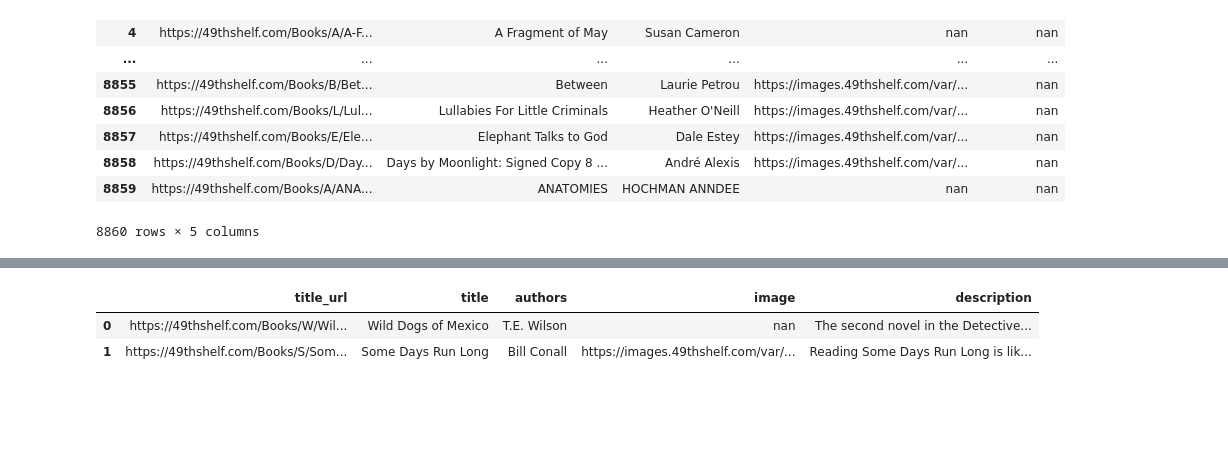
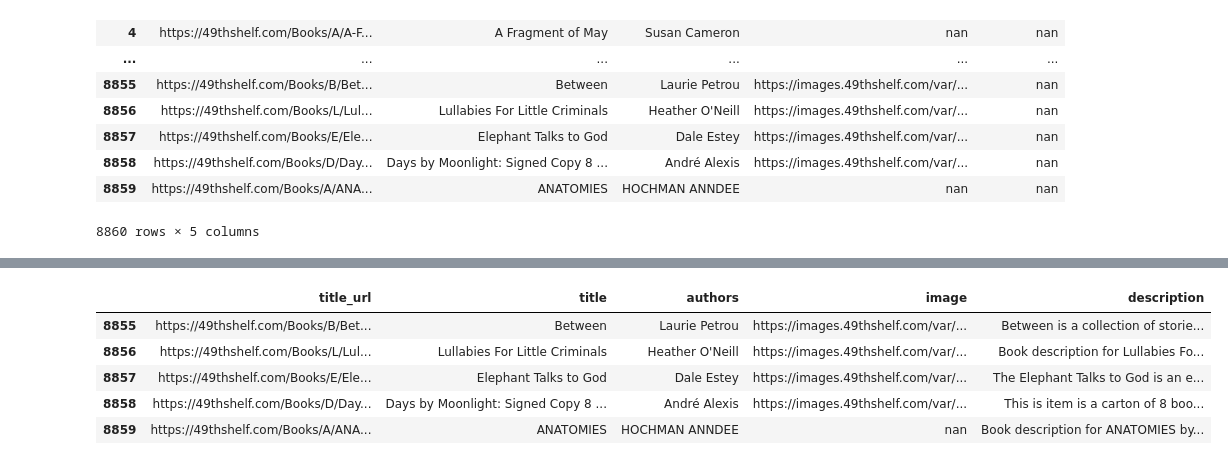
Before and after one commit to shawnsyms/shawnsyms.github.io, a Jupyter notebook: readMoreCanlit/part_3/code/49th_shelf-data-acquisition.ipynb, the cells around one changed output, grey strips where cells are left out. Drawn from its saved outputs; the diff is of its cells as text; code cells hidden in the pictures; blank space fills up the shorter version.

```diff
--- a/readMoreCanlit/part_3/code/49th_shelf-data-acquisition.ipynb
+++ b/readMoreCanlit/part_3/code/49th_shelf-data-acquisition.ipynb
@@ -101,11 +101,14 @@ Canada's premier author of historical mystery fiction returns with a brand new a
 Book description for Dinner Along the Amazon by Timothy Findley
 The highly anticipated and epic conclusion to the Chasing Red duology&quot;Red,&quot; Caleb whispered. &quot;Do you know how I felt when you left me?&quot; I looked into hi
 # %%
-canadian
+canadian.tail()
 # %% [output]
 |  | title_url | title | authors | image | description |
-| 0 | https://49thshelf.com/Books/W/Wil... | Wild Dogs of Mexico | T.E. Wilson | nan | The second novel in the Detective... |
-| 1 | https://49thshelf.com/Books/S/Som... | Some Days Run Long | Bill Conall | https://images.49thshelf.com/var/... | Reading Some Days Run Long is lik... |
+| 8855 | https://49thshelf.com/Books/B/Bet... | Between | Laurie Petrou | https://images.49thshelf.com/var/... | Between is a collection of storie... |
+| 8856 | https://49thshelf.com/Books/L/Lul... | Lullabies For Little Criminals | Heather O'Neill | https://images.49thshelf.com/var/... | Book description for Lullabies Fo... |
+| 8857 | https://49thshelf.com/Books/E/Ele... | Elephant Talks to God | Dale Estey | https://images.49thshelf.com/var/... | The Elephant Talks to God is an e... |
+| 8858 | https://49thshelf.com/Books/D/Day... | Days by Moonlight: Signed Copy 8 ... | André Alexis | https://images.49thshelf.com/var/... | This is item is a carton of 8 boo... |
+| 8859 | https://49thshelf.com/Books/A/ANA... | ANATOMIES | HOCHMAN ANNDEE | nan | Book description for ANATOMIES by... |
 # %%
 canadian
 # %%
```
Also changed, not shown: 19 other files.
